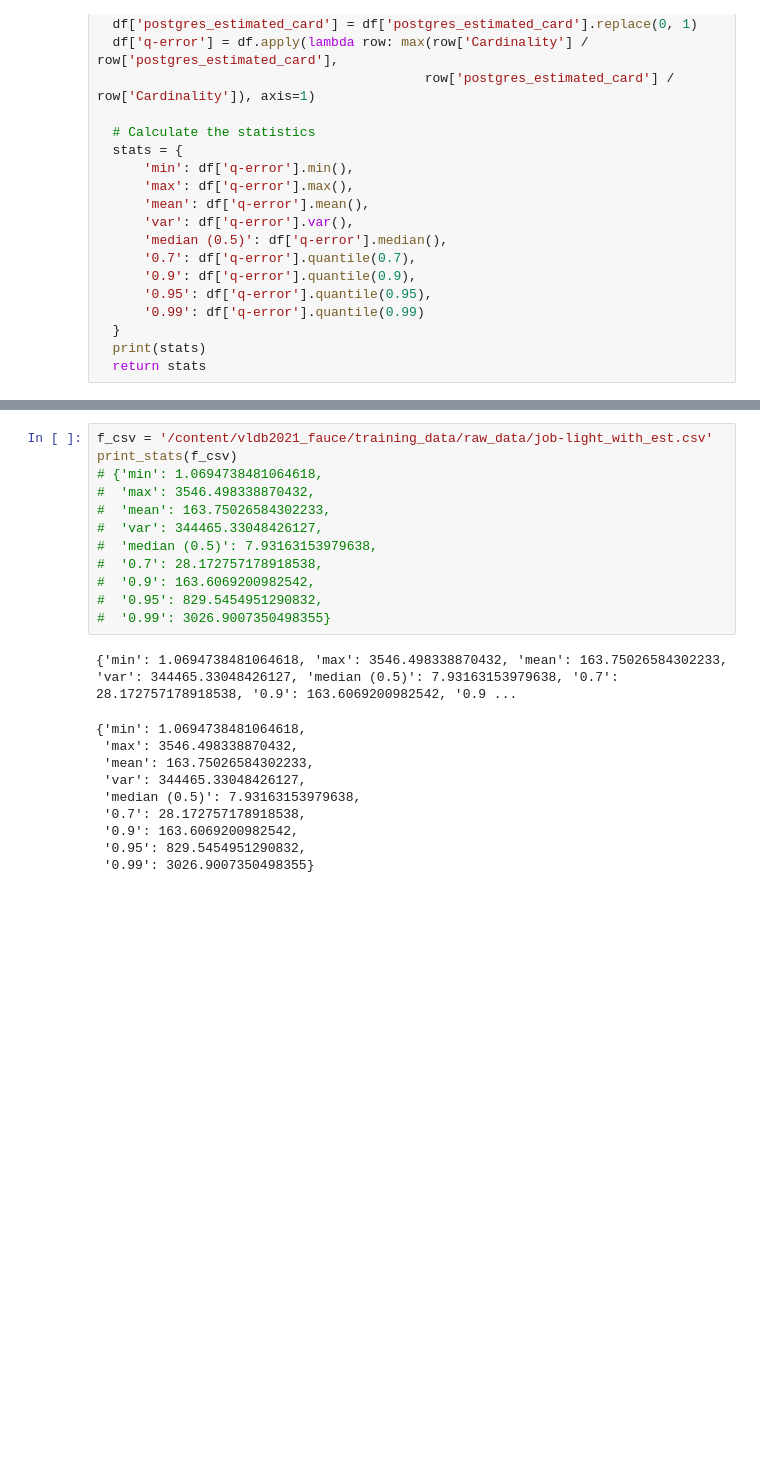
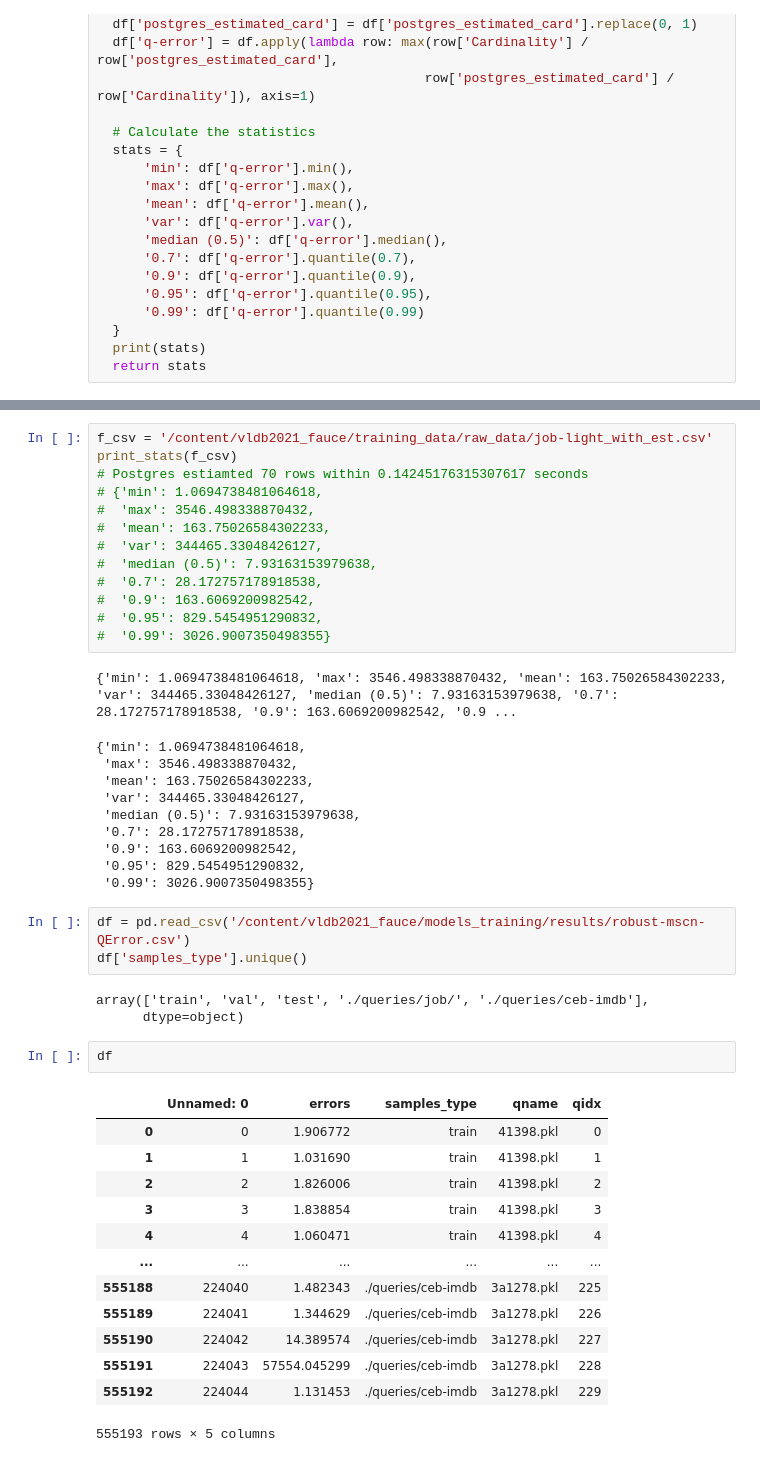
Before and after one commit to Erostrate9/vldb2021_fauce, a Jupyter notebook: colab_notebooks/Fauce.ipynb, the cells around one changed output, grey strips where cells are left out. Drawn from its saved outputs; the diff is of its cells as text; blank space fills up the shorter version.

Commit message:
Update postgres test results

```diff
--- a/colab_notebooks/Fauce.ipynb
+++ b/colab_notebooks/Fauce.ipynb
@@ -2681,6 +2676,7 @@ print_stats(f_csv)
 # %%
 f_csv = '/content/vldb2021_fauce/training_data/raw_data/job-light_with_est.csv'
 print_stats(f_csv)
+# Postgres estiamted 70 rows within 0.14245176315307617 seconds
 # {'min': 1.0694738481064618,
 #  'max': 3546.498338870432,
 #  'mean': 163.75026584302233,
@@ -2701,3 +2697,25 @@ print_stats(f_csv)
  '0.9': 163.6069200982542,
  '0.95': 829.5454951290832,
  '0.99': 3026.9007350498355}
+# %%
+df = pd.read_csv('/content/vldb2021_fauce/models_training/results/robust-mscn-QError.csv')
+df['samples_type'].unique()
+# %% [output]
+array(['train', 'val', 'test', './queries/job/', './queries/ceb-imdb'],
+      dtype=object)
+# %%
+df
+# %% [output]
+|  | Unnamed: 0 | errors | samples_type | qname | qidx |
+| 0 | 0 | 1.906772 | train | 41398.pkl | 0 |
+| 1 | 1 | 1.031690 | train | 41398.pkl | 1 |
+| 2 | 2 | 1.826006 | train | 41398.pkl | 2 |
+| 3 | 3 | 1.838854 | train | 41398.pkl | 3 |
+| 4 | 4 | 1.060471 | train | 41398.pkl | 4 |
+| ... | ... | ... | ... | ... | ... |
+| 555188 | 224040 | 1.482343 | ./queries/ceb-imdb | 3a1278.pkl | 225 |
+| 555189 | 224041 | 1.344629 | ./queries/ceb-imdb | 3a1278.pkl | 226 |
+| 555190 | 224042 | 14.389574 | ./queries/ceb-imdb | 3a1278.pkl | 227 |
+| 555191 | 224043 | 57554.045299 | ./queries/ceb-imdb | 3a1278.pkl | 228 |
+| 555192 | 224044 | 1.131453 | ./queries/ceb-imdb | 3a1278.pkl | 229 |
+555193 rows × 5 columns
```
Also changed, not shown: parts of 5 cells of this notebook, 1 other file.
